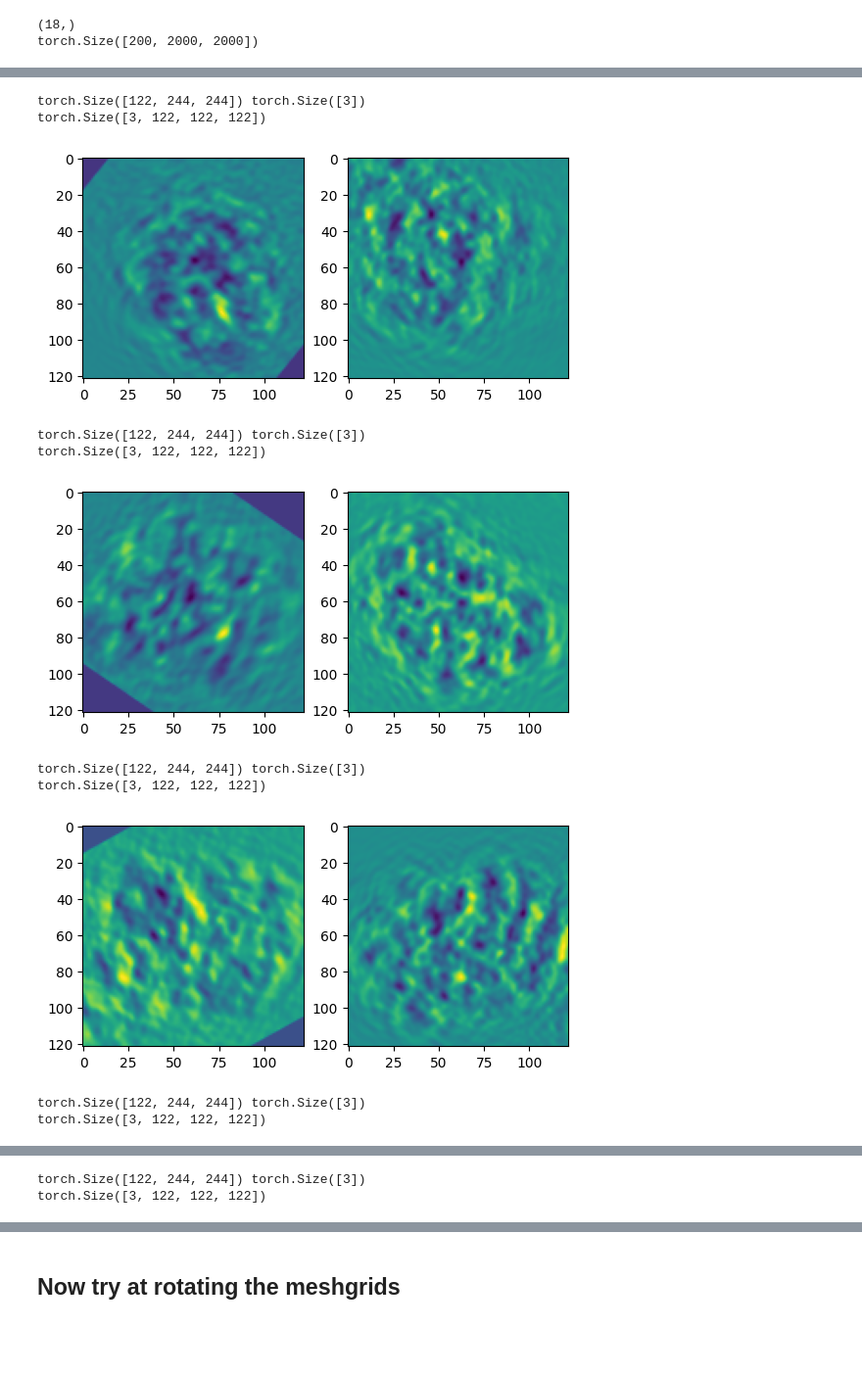
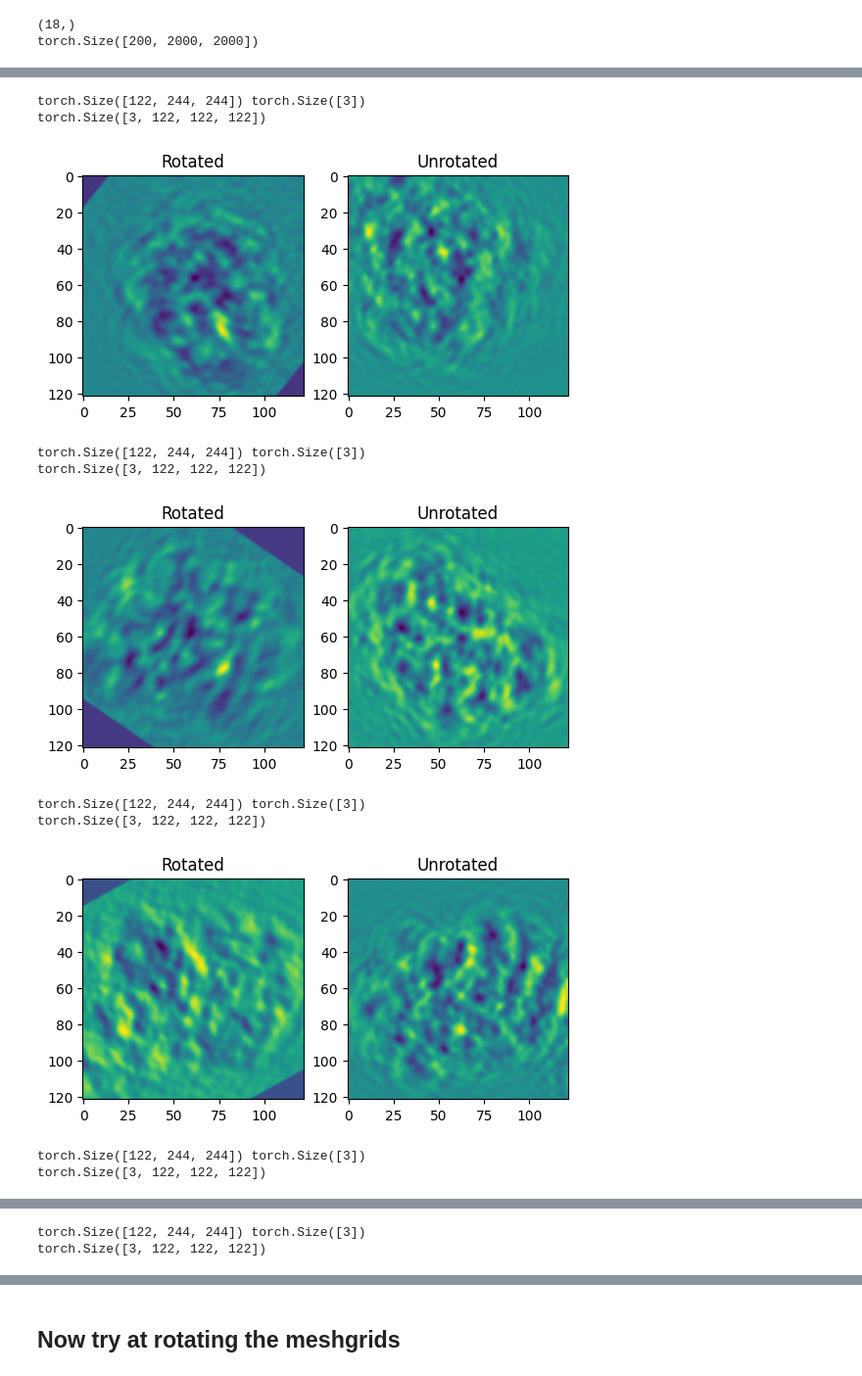
Before and after one commit to henrynjones/tomo_suli, a Jupyter notebook: sub_tomos.ipynb, the cells around one changed output, grey strips where cells are left out. Shown at 98% size. Cells and saved outputs as stored; diff of their text form; code cells hidden in the pictures; blank space fills up the shorter version.

```diff
--- a/sub_tomos.ipynb
+++ b/sub_tomos.ipynb
@@ -276,40 +188,3 @@ size of subtomo (115, 244, 244)
 
 Ideally the subtomo is 2* ribo_pixel radius, 2* ribo_pixel_diameter, 2* ribo_pixel_diamter in shape
 ribo_pixel_radius = 61
-# %%
-#make our meshgrid
-center = torch.Tensor([1809.6265, 1761.0503,   54.2631])
-def make_meshgrid(subtomo_shape: torch.Size, particle_center: torch.Tensor) -> torch.meshgrid:
-    #should only have to worry about not being centered with z axis
-    #should this be reversed?
-    #print('particle_center', particle_center)
-    center_diff = particle_center - torch.round(particle_center)
-    #print(center_diff, 'center_diff HERE')
-    #print('ribo_pixel radius', ribo_pixel_radius)
-    x = torch.linspace(start = - ribo_pixel_diameter, end = ribo_pixel_diameter, steps = subtomo_shape[2]) + center_diff[0]
-    y = torch.linspace(start = - ribo_pixel_diameter, end = ribo_pixel_diameter, steps = subtomo_shape[1]) + center_diff[1]
-    if ((particle_center[2] > ribo_pixel_radius) & (correct_size[0] - particle_center[2] > ribo_pixel_radius)):
-        #no cropping issues
-        z = torch.linspace(start = -ribo_pixel_radius, end = ribo_pixel_radius , steps = subtomo_shape[0])
-        #z  = z * factor
-        #print('here', z[:2], z[-2:])
-    else:
-        #print(particle_center)
-        if particle_center[2] < (correct_size[0]/2):
-            #the case where where the cube we would like to extract extends beyond the z = 0 slice
-            #print('THIS CASE', - particle_center[2], ribo_pixel_radius)
-            z = torch.linspace(start = - torch.round(particle_center[2]), end = ribo_pixel_radius , steps = subtomo_shape[0])
-            #z = z * factor
-            #print('this_case', z[:2], z[-2:])
-        else:
-            #the case where where the cube we would like to extract extends beyond the z = 200 slice
-            z = torch.linspace(start = - ribo_pixel_radius, end = (correct_size[0] - torch.round(particle_center[2])), steps = subtomo_shape[0])
-            #z = z * factor
-            #print('second_case', z[:2], z[-2:])
-    #print('before shift', z[:4], z[-4:], -particle_center[2])
-    z = z + center_diff[2]
-    #print(x[:4], x[-4:], 'x', x.shape)
-    #print(y[:4], y[-4:], 'x', x.shape)
-    #print(z[:4], z[-4:], 'x', x.shape)
-
-    return torch.meshgrid(x, y, z, indexing = 'ij'), x, y, z
@@ -543,7 +329,9 @@ def new_meshgrid(subtomo_shape: torch.Size, particle_center: torch.Tensor) -> to
 # %%
+average = torch.zeros((122, 122, 122))
 for subtomo, picked_part, pixel_coord in zip(new_out, picked_coords[:,-3:], new_pixel_coords[:, :3]):
     print(subtomo.shape, picked_part.shape)
-    rmat = angles_to_matrix(picked_part[-3:]) #need to use angles here
+    #rmat = angles_to_matrix( torch.Tensor(-1 * picked_part[-3:].numpy()[::-1])) #need to use angles here
+    rmat = angles_to_matrix(picked_part[-3:])
     inverse_rmat = torch.linalg.inv(rmat)
     padded = torch.nn.functional.pad(subtomo, (0,0,0,0, ribo_pixel_radius, ribo_pixel_radius), mode = 'constant', value = 0)
     meshgrid, x_linspace, y_linspace, z_linspace = new_meshgrid(padded.shape, pixel_coord) #picked_part[:3])
@@ -570,39 +358,42 @@ for subtomo, picked_part, pixel_coord in zip(new_out, picked_coords[:,-3:], new_
 
     interpolation = data_w_coords((in_grid_shape[0].numpy(),
                                   in_grid_shape[1].numpy(),
                                     in_grid_shape[2].numpy()))
 
     fig, axs = plt.subplots(nrows = 1, ncols = 2)
+    average = average + interpolation[:, :, :]
     axs[0].imshow(interpolation[61,:, :]) # need to apply spherical mask
+    axs[0].set_title("Rotated")
     axs[1].imshow(subtomo[int(subtomo.shape[0]/2),
                        int(subtomo.shape[1]/2  - ribo_pixel_radius) : int(subtomo.shape[1]/2  + ribo_pixel_radius),
                        int(subtomo.shape[2]/2  - ribo_pixel_radius) : int(subtomo.shape[2]/2  + ribo_pixel_radius)])
+    axs[1].set_title("Unrotated")
     plt.show()
     """
     print(interpolation.shape, "interpolation shape")
     print(meshgrid[0].shape,
          meshgrid[1].shape,
          meshgrid[2].shape)
     print(in_grid_shape.shape)
     plt.scatter(meshgrid[0][::4, ::4].numpy(), meshgrid[1][::4, ::4].numpy(), s = 1.0)
     plt.scatter(in_grid_shape[0][::4,::4].numpy(), in_grid_shape[1][::4, ::4].numpy(), c= 'r', s = 1.0)
     plt.show()
     plt.scatter(meshgrid[1][::4, ::4].numpy(), meshgrid[2][::4, ::4].numpy(), s = 1.0)
     plt.scatter(in_grid_shape[1][::4,::4].numpy(), in_grid_shape[2][::4, ::4].numpy(), c= 'r', s = 1.0)
     plt.show()
     #plt.imshow(padded_subtomo[100,:,:])
     #plt.show()
     #print(np.shape(interpolation))
     """
 # %% [output]
 torch.Size([122, 244, 244]) torch.Size([3])
 torch.Size([3, 122, 122, 122])
-[figure, old version]
+[figure, new version]
 torch.Size([122, 244, 244]) torch.Size([3])
 torch.Size([3, 122, 122, 122])
-[figure, old version]
+[figure, new version]
 torch.Size([122, 244, 244]) torch.Size([3])
 torch.Size([3, 122, 122, 122])
-[figure, old version]
+[figure, new version]
 torch.Size([122, 244, 244]) torch.Size([3])
 torch.Size([3, 122, 122, 122])
```
Also changed, not shown: parts of 18 cells of this notebook, 1 other file.
